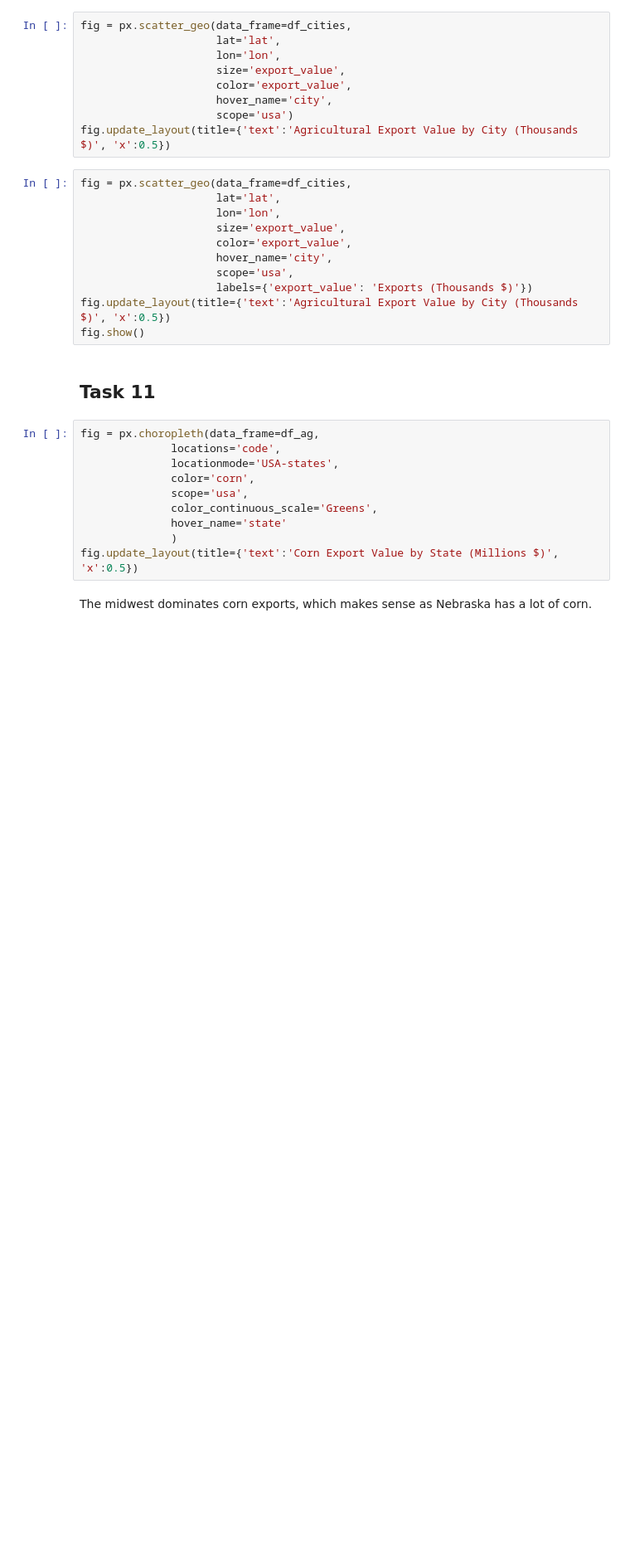
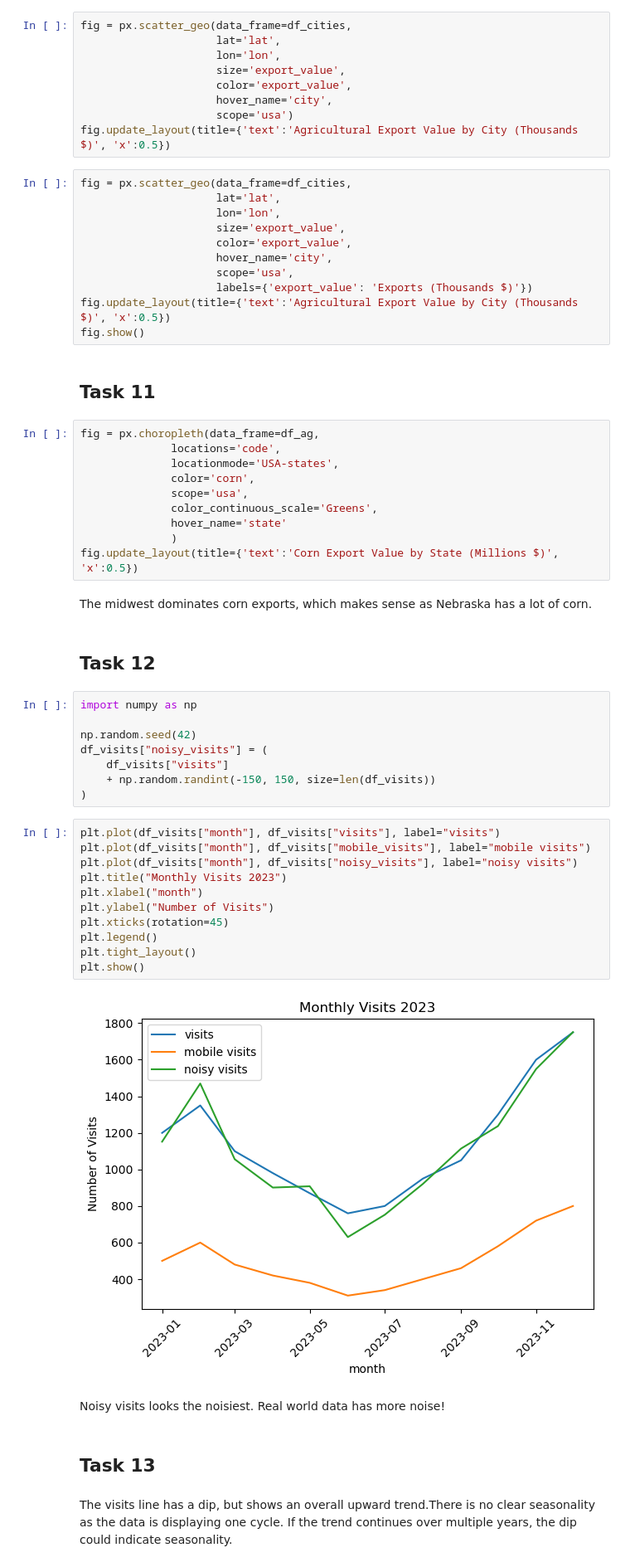
Before and after one commit to S-Shockley/mapping-and-tracking, a Jupyter notebook: map_and_track.ipynb, the cells around one changed output. Shown at 83% size. Drawn from its saved outputs; the diff is of its cells as text; blank space fills up the shorter version.

```diff
--- a/map_and_track.ipynb
+++ b/map_and_track.ipynb
@@ -190,3 +190,32 @@ fig = px.choropleth(data_frame=df_ag,
 fig.update_layout(title={'text':'Corn Export Value by State (Millions $)', 'x':0.5})
 # %% [markdown]
 The midwest dominates corn exports, which makes sense as Nebraska has a lot of corn.
+# %% [markdown]
+## Task 12
+# %%
+import numpy as np
+
+np.random.seed(42)
+df_visits["noisy_visits"] = (
+    df_visits["visits"]
+    + np.random.randint(-150, 150, size=len(df_visits))
+)
+# %%
+plt.plot(df_visits["month"], df_visits["visits"], label="visits")
+plt.plot(df_visits["month"], df_visits["mobile_visits"], label="mobile visits")
+plt.plot(df_visits["month"], df_visits["noisy_visits"], label="noisy visits")
+plt.title("Monthly Visits 2023")
+plt.xlabel("month")
+plt.ylabel("Number of Visits")
+plt.xticks(rotation=45)
+plt.legend()
+plt.tight_layout()
+plt.show()
+# %% [output]
+[figure, added]
+# %% [markdown]
+Noisy visits looks the noisiest. Real world data has more noise!
+# %% [markdown]
+## Task 13
+# %% [markdown]
+The visits line has a dip, but shows an overall upward trend.There is no clear seasonality as the data is displaying one cycle. If the trend continues over multiple years, the dip could indicate seasonality.
```
Also changed, not shown: parts of 5 cells of this notebook.
